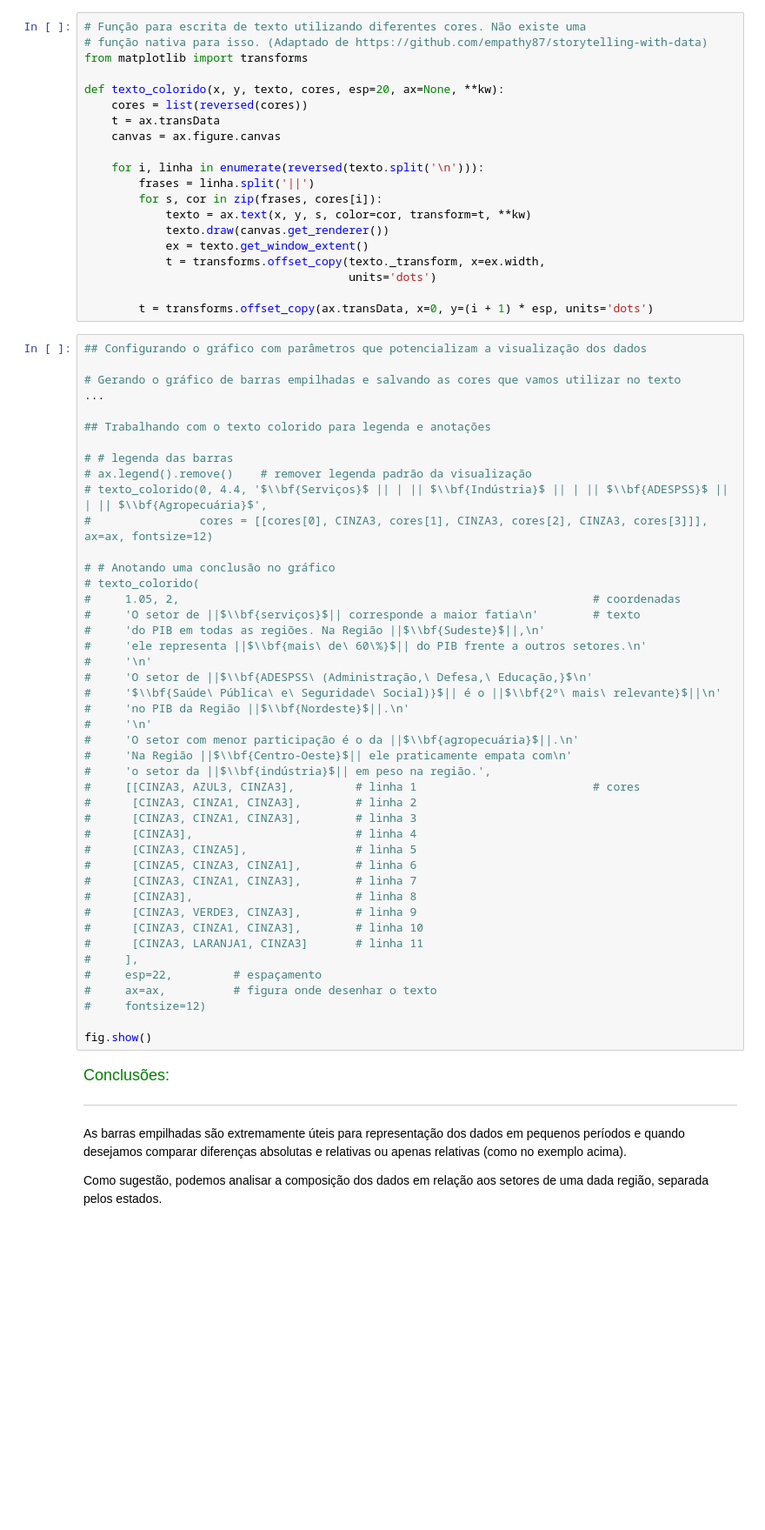
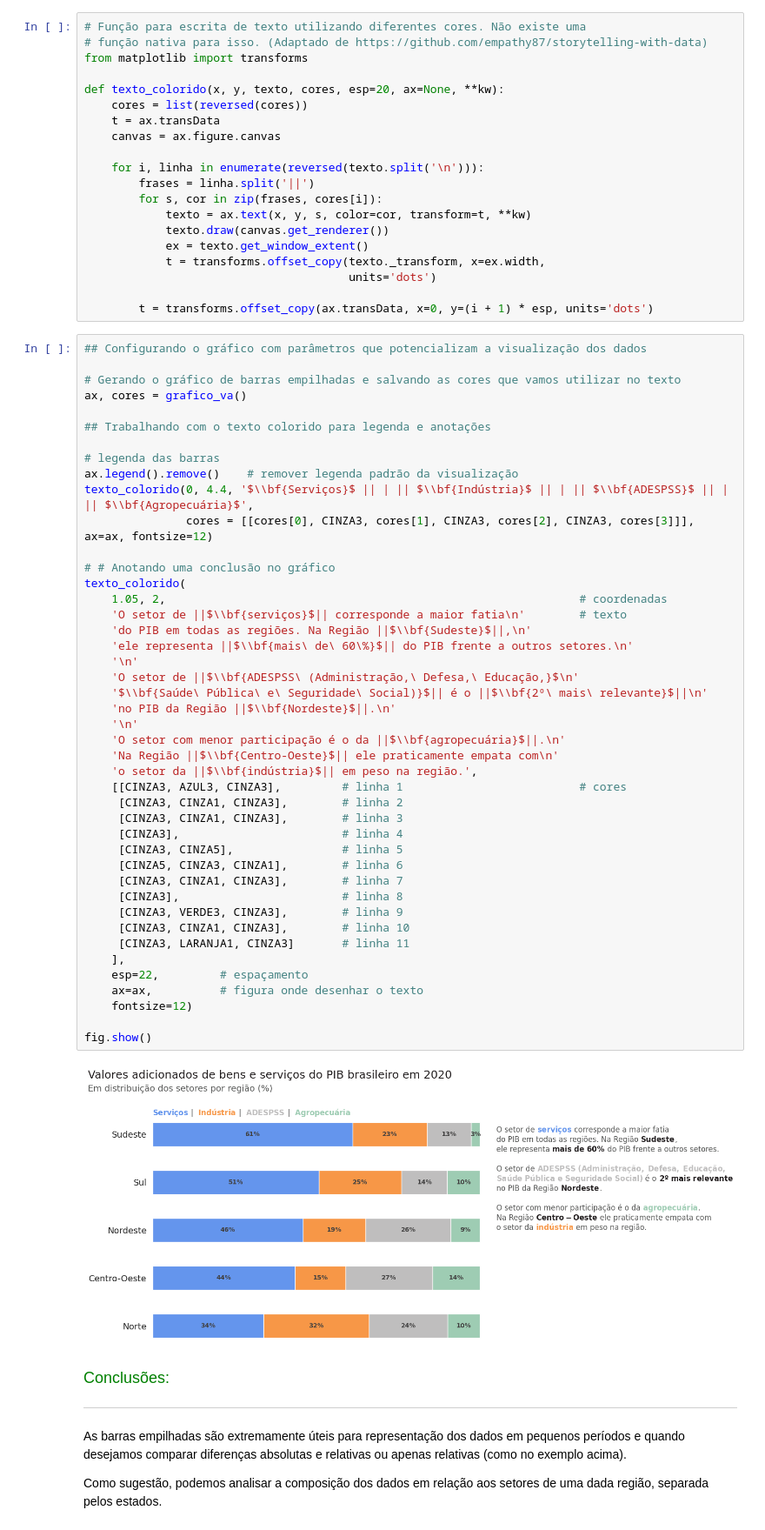
Before and after one commit to lukaswyllis/formacao-avancando-em-data-science-com-python, a Jupyter notebook: Curso 3 - Data Visualization - Gráficos de composição e relacionamento.ipynb, the cells around one changed output. Shown at 87% size. Drawn from its saved outputs; the diff is of its cells as text; blank space fills up the shorter version.

```diff
--- a/Curso 3 - Data Visualization - Gráficos de composição e relacionamento.ipynb
+++ b/Curso 3 - Data Visualization - Gráficos de composição e relacionamento.ipynb
@@ -1091,47 +1109,49 @@ def texto_colorido(x, y, texto, cores, esp=20, ax=None, **kw):
 # %%
 ## Configurando o gráfico com parâmetros que potencializam a visualização dos dados
 
 # Gerando o gráfico de barras empilhadas e salvando as cores que vamos utilizar no texto
-...
+ax, cores = grafico_va()
 
 ## Trabalhando com o texto colorido para legenda e anotações
 
-# # legenda das barras
-# ax.legend().remove()    # remover legenda padrão da visualização
-# texto_colorido(0, 4.4, '$\\bf{Serviços}$ || | || $\\bf{Indústria}$ || | || $\\bf{ADESPSS}$ || | || $\\bf{Agropecuária}$',
-#                cores = [[cores[0], CINZA3, cores[1], CINZA3, cores[2], CINZA3, cores[3]]], ax=ax, fontsize=12)
+# legenda das barras
+ax.legend().remove()    # remover legenda padrão da visualização
+texto_colorido(0, 4.4, '$\\bf{Serviços}$ || | || $\\bf{Indústria}$ || | || $\\bf{ADESPSS}$ || | || $\\bf{Agropecuária}$',
+               cores = [[cores[0], CINZA3, cores[1], CINZA3, cores[2], CINZA3, cores[3]]], ax=ax, fontsize=12)
 
 # # Anotando uma conclusão no gráfico
-# texto_colorido(
-#     1.05, 2,                                                             # coordenadas
-#     'O setor de ||$\\bf{serviços}$|| corresponde a maior fatia\n'        # texto
-#     'do PIB em todas as regiões. Na Região ||$\\bf{Sudeste}$||,\n'
-#     'ele representa ||$\\bf{mais\ de\ 60\%}$|| do PIB frente a outros setores.\n'
-#     '\n'
-#     'O setor de ||$\\bf{ADESPSS\ (Administração,\ Defesa,\ Educação,}$\n'
-#     '$\\bf{Saúde\ Pública\ e\ Seguridade\ Social)}$|| é o ||$\\bf{2º\ mais\ relevante}$||\n'
-#     'no PIB da Região ||$\\bf{Nordeste}$||.\n'
-#     '\n'
-#     'O setor com menor participação é o da ||$\\bf{agropecuária}$||.\n'
-#     'Na Região ||$\\bf{Centro-Oeste}$|| ele praticamente empata com\n'
-#     'o setor da ||$\\bf{indústria}$|| em peso na região.',
-#     [[CINZA3, AZUL3, CINZA3],         # linha 1                          # cores
-#      [CINZA3, CINZA1, CINZA3],        # linha 2
-#      [CINZA3, CINZA1, CINZA3],        # linha 3
-#      [CINZA3],                        # linha 4
-#      [CINZA3, CINZA5],                # linha 5
-#      [CINZA5, CINZA3, CINZA1],        # linha 6
-#      [CINZA3, CINZA1, CINZA3],        # linha 7
-#      [CINZA3],                        # linha 8
-#      [CINZA3, VERDE3, CINZA3],        # linha 9
-#      [CINZA3, CINZA1, CINZA3],        # linha 10
-#      [CINZA3, LARANJA1, CINZA3]       # linha 11
-#     ],
-#     esp=22,         # espaçamento
-#     ax=ax,          # figura onde desenhar o texto
-#     fontsize=12)
+texto_colorido(
+    1.05, 2,                                                             # coordenadas
+    'O setor de ||$\\bf{serviços}$|| corresponde a maior fatia\n'        # texto
+    'do PIB em todas as regiões. Na Região ||$\\bf{Sudeste}$||,\n'
+    'ele representa ||$\\bf{mais\ de\ 60\%}$|| do PIB frente a outros setores.\n'
+    '\n'
+    'O setor de ||$\\bf{ADESPSS\ (Administração,\ Defesa,\ Educação,}$\n'
+    '$\\bf{Saúde\ Pública\ e\ Seguridade\ Social)}$|| é o ||$\\bf{2º\ mais\ relevante}$||\n'
+    'no PIB da Região ||$\\bf{Nordeste}$||.\n'
+    '\n'
+    'O setor com menor participação é o da ||$\\bf{agropecuária}$||.\n'
+    'Na Região ||$\\bf{Centro-Oeste}$|| ele praticamente empata com\n'
+    'o setor da ||$\\bf{indústria}$|| em peso na região.',
+    [[CINZA3, AZUL3, CINZA3],         # linha 1                          # cores
+     [CINZA3, CINZA1, CINZA3],        # linha 2
+     [CINZA3, CINZA1, CINZA3],        # linha 3
+     [CINZA3],                        # linha 4
+     [CINZA3, CINZA5],                # linha 5
+     [CINZA5, CINZA3, CINZA1],        # linha 6
+     [CINZA3, CINZA1, CINZA3],        # linha 7
+     [CINZA3],                        # linha 8
+     [CINZA3, VERDE3, CINZA3],        # linha 9
+     [CINZA3, CINZA1, CINZA3],        # linha 10
+     [CINZA3, LARANJA1, CINZA3]       # linha 11
+    ],
+    esp=22,         # espaçamento
+    ax=ax,          # figura onde desenhar o texto
+    fontsize=12)
 
 fig.show()
+# %% [output]
+[figure, added]
 # %% [markdown]
 <font color=green size=4> Conclusões: </font>
 
```
Also changed, not shown: parts of 10 cells of this notebook.
